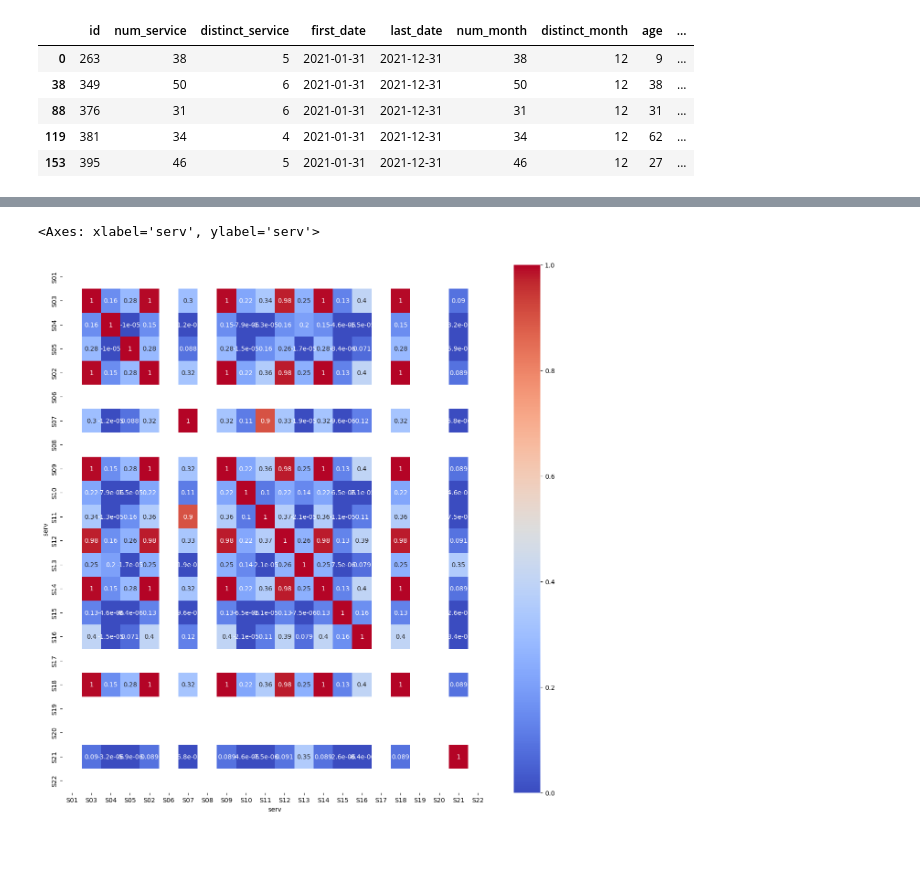
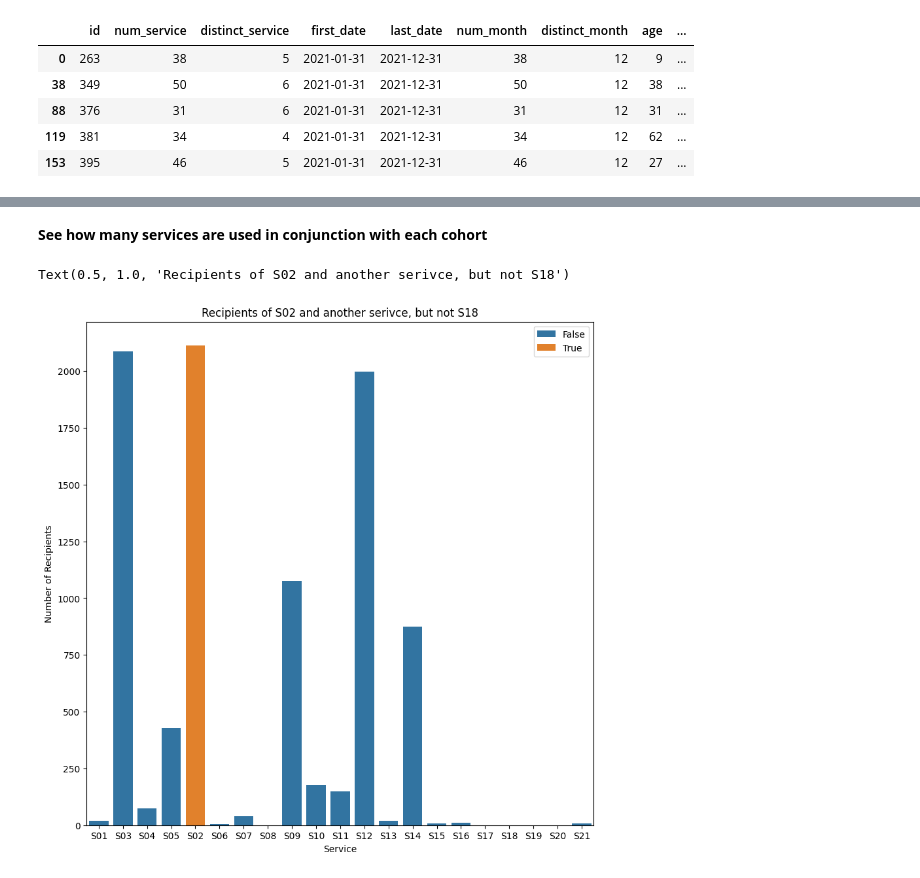
Before and after one commit to joshwinnes11/Math485, a Jupyter notebook: HW/Week2.ipynb, the cells around one changed output, grey strips where cells are left out. Saved outputs shown, nothing was run; the diff lists cells and outputs as text; code cells hidden in the pictures; blank space fills up the shorter version.

```diff
--- a/HW/Week2.ipynb
+++ b/HW/Week2.ipynb
@@ -143,3 +147,18 @@ import week2_util as util
+# %%
+def get_sum_associated_servs(cohort_services):
+
+    df_temp_cohort = cohort_services.groupby(["id","serv"]).agg(
+    num_serv = ('service', 'nunique') # this will be 1 or 0, "service" is categorical
+    ).reset_index()
+
+    df_serv_cohort = df_temp_cohort.pivot_table(
+    values='num_serv',
+    index=["id"], columns="serv", aggfunc=np.sum
+    ).reset_index()
+
+    list_cohort_servs = pd.DataFrame(df_serv_cohort.iloc[:,1:22].sum())
+    list_cohort_servs.columns = ['count']
+    return list_cohort_servs
 # %% [markdown]
 ### Exercise 2: Think about the behavior cohorts
 - can we conclude that income services combined with other services helps recipients reduce their reliance on income support overtime?
@@ -343,6 +292,13 @@ df_serv.iloc[:,1:23].corr(method="spearman")
-# %%
-plt.figure(figsize=(15,15))
-sns.heatmap(df_serv.iloc[:,1:23].corr(),annot=True, cmap='coolwarm')
-# %% [output]
-<Axes: xlabel='serv', ylabel='serv'>
-[figure, removed]
+# %% [markdown]
+**See how many services are used in conjunction with each cohort**
+# %%
+list_S02_servs = get_sum_associated_servs(cohort_S02_only_services)
+
+plt.figure(figsize=(10,10))
+sns.barplot(data=list_S02_servs, x=list_S02_servs.index,y='count', hue=list_S02_servs.index == 'S02')
+plt.xlabel('Service')
+plt.ylabel('Number of Recipients')
+plt.title('Recipients of S02 and another serivce, but not S18')
+# %% [output]
+Text(0.5, 1.0, 'Recipients of S02 and another serivce, but not S18')
+[figure, added]
```
Also changed, not shown: parts of 10 cells of this notebook, 1 other file.
